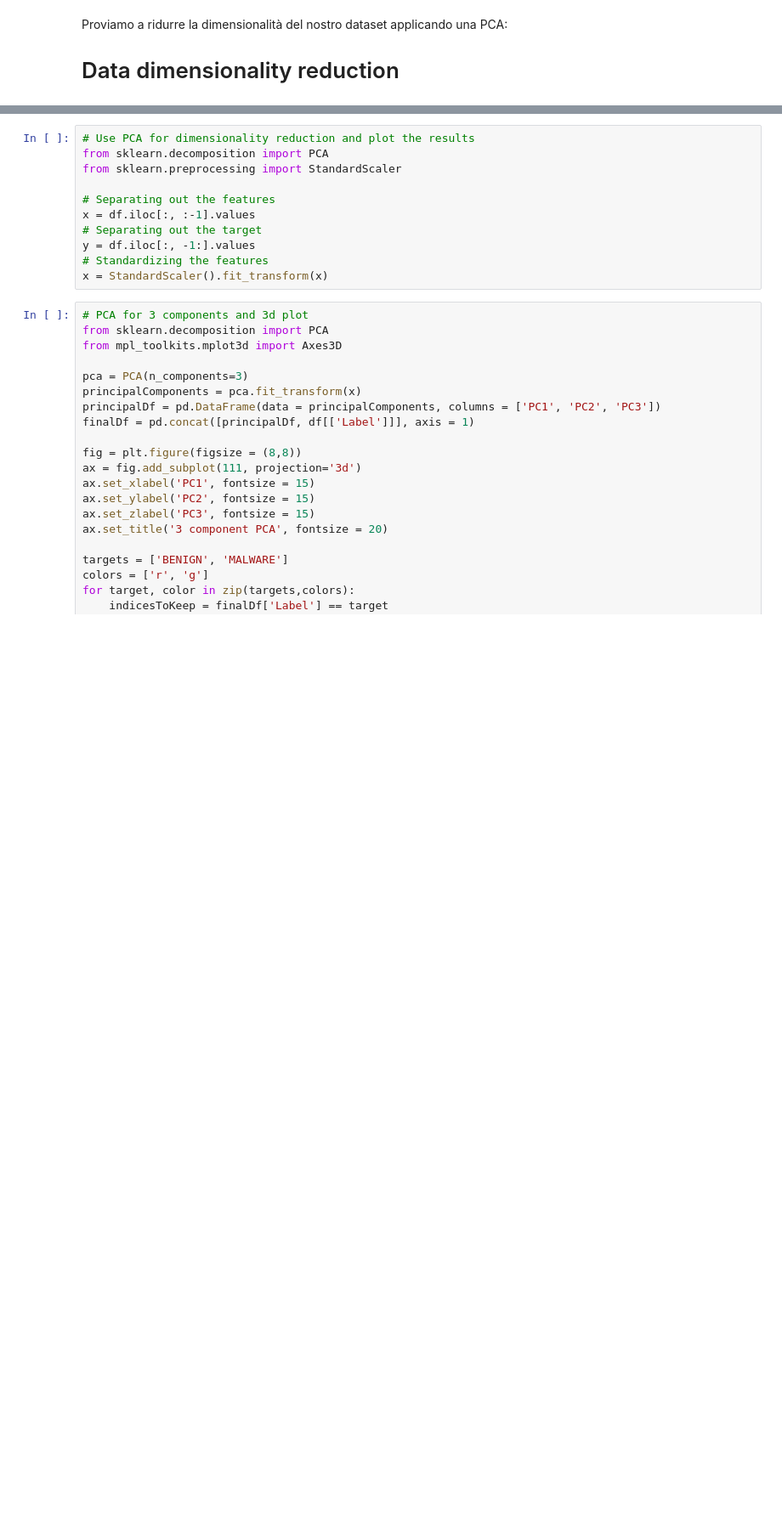
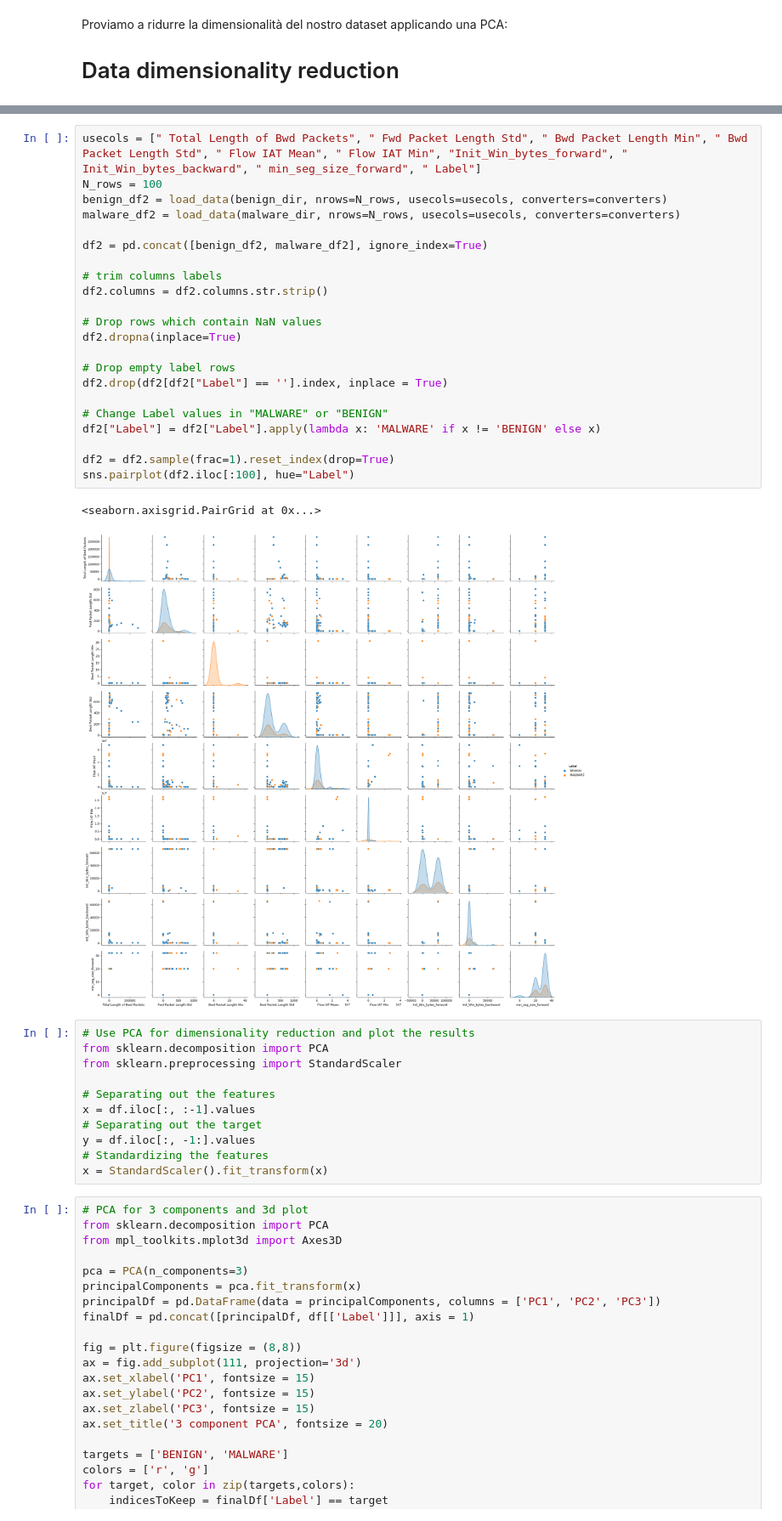
Before and after one commit to Alessandrostr95/progetto_machine_learning, a Jupyter notebook: progetto_ml_binary.ipynb, the cells around one changed output, grey strips where cells are left out. Shown at 85% size. Cells and saved outputs as stored; diff of their text form; blank space fills up the shorter version.

```diff
--- a/progetto_ml_binary.ipynb
+++ b/progetto_ml_binary.ipynb
@@ -154,3 +162,28 @@ Proviamo a ridurre la dimensionalità del nostro dataset applicando una PCA:
+# %%
+usecols = [" Total Length of Bwd Packets", " Fwd Packet Length Std", " Bwd Packet Length Min", " Bwd Packet Length Std", " Flow IAT Mean", " Flow IAT Min", "Init_Win_bytes_forward", " Init_Win_bytes_backward", " min_seg_size_forward", " Label"]
+N_rows = 100
+benign_df2 = load_data(benign_dir, nrows=N_rows, usecols=usecols, converters=converters)
+malware_df2 = load_data(malware_dir, nrows=N_rows, usecols=usecols, converters=converters)
+
+df2 = pd.concat([benign_df2, malware_df2], ignore_index=True)
+
+# trim columns labels
+df2.columns = df2.columns.str.strip()
+
+# Drop rows which contain NaN values
+df2.dropna(inplace=True)
+
+# Drop empty label rows
+df2.drop(df2[df2["Label"] == ''].index, inplace = True)
+
+# Change Label values in "MALWARE" or "BENIGN"
+df2["Label"] = df2["Label"].apply(lambda x: 'MALWARE' if x != 'BENIGN' else x)
+
+df2 = df2.sample(frac=1).reset_index(drop=True)
+sns.pairplot(df2.iloc[:100], hue="Label")
+# %% [output]
+<seaborn.axisgrid.PairGrid at 0x...>
+[figure, added]
 # %%
 # Use PCA for dimensionality reduction and plot the results
 from sklearn.decomposition import PCA
```
Also changed, not shown: parts of 5 cells of this notebook, 5 other files.
